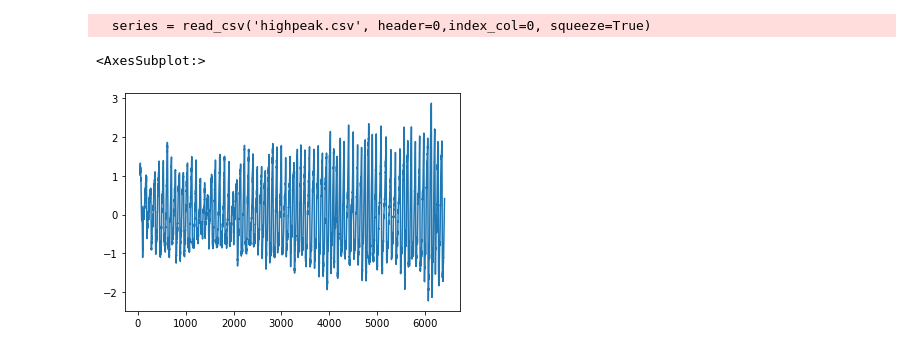
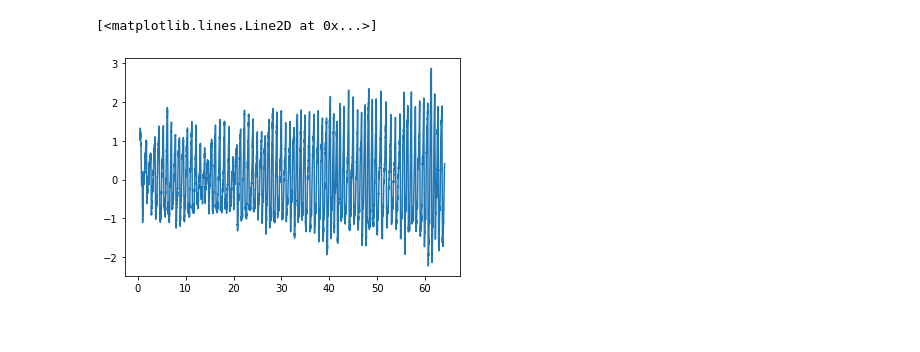
Before and after one commit to Zehao-x/diabetes_classification, a Jupyter notebook: glucose detection.ipynb, the cells around one changed output. Cells and saved outputs as stored; diff of their text form; code cells hidden in the pictures.

```diff
--- a/glucose detection.ipynb
+++ b/glucose detection.ipynb
@@ -6,5 +6,5 @@ import matplotlib.pyplot as plt
 
 data = pd.read_csv('051622 Sample 1.txt', delimiter='\t', header=None)
 pv = data[1].to_numpy()
-T = data[0][1] - data[0][0]
-timestamp = np.arange(start = 0, stop = len(pv)*T, step = T)
+T_s = data[0][1] - data[0][0]
+timestamp = np.arange(start = 0, stop = len(pv)*T_s, step = T_s)
@@ -54,0 +25,13 @@ array([150.1406, 150.7969, 150.8906, ..., 161.5781, 161.7344, 161.7031])
+# %%
+
+import matplotlib.pyplot as plt
+from scipy.misc import electrocardiogram
+from scipy.signal import find_peaks
+import numpy as np
+f_s = 1/T_s
+
+red = pv[int(0.001*f_s):-1:int(1/T_s *0.01)]
+timestamp_ds = np.arange(0, timestamp[-1],0.01)
+
+plt.plot(timestamp_ds, red)
+plt.ylim(160, 170)
@@ -102,21 +71,16 @@ def basic_filter(data, mode='rolling', window=262, threshold=3):
 # %%
+# detrend the high_peak series
 
-# detrend the high_peak series
-data_dict = {'x': peaks,
-             'y': high_peak
-}
-data_dict
-data = pd.DataFrame(data_dict)
-data.to_csv("highpeak.csv")
-series = read_csv('highpeak.csv', header=0,index_col=0, squeeze=True)
+nir = pv[int(0.006*f_s):-1:int(1/T_s *0.01)]
 
 #decompose series
 from statsmodels.tsa.seasonal import seasonal_decompose
-decompose_series = seasonal_decompose(series['y'], model='additive',period=100)
+decompose_series = seasonal_decompose(nir, model='additive',period=100)
+#decompose_series.plot()
 #remove trend and seasonal components
-series_adjusted = series.y - decompose_series.seasonal- decompose_series.trend
-series_adjusted.plot()
+series_adjusted = nir - decompose_series.seasonal- decompose_series.trend
+series_adjusted
+plt.plot(timestamp_ds,series_adjusted)
 # %% [output]
-  series = read_csv('highpeak.csv', header=0,index_col=0, squeeze=True)
+[<matplotlib.lines.Line2D at 0x...>]
-<AxesSubplot:>
-[figure, old version]
+[figure, new version]
```
Also changed, not shown: parts of 12 cells of this notebook.
